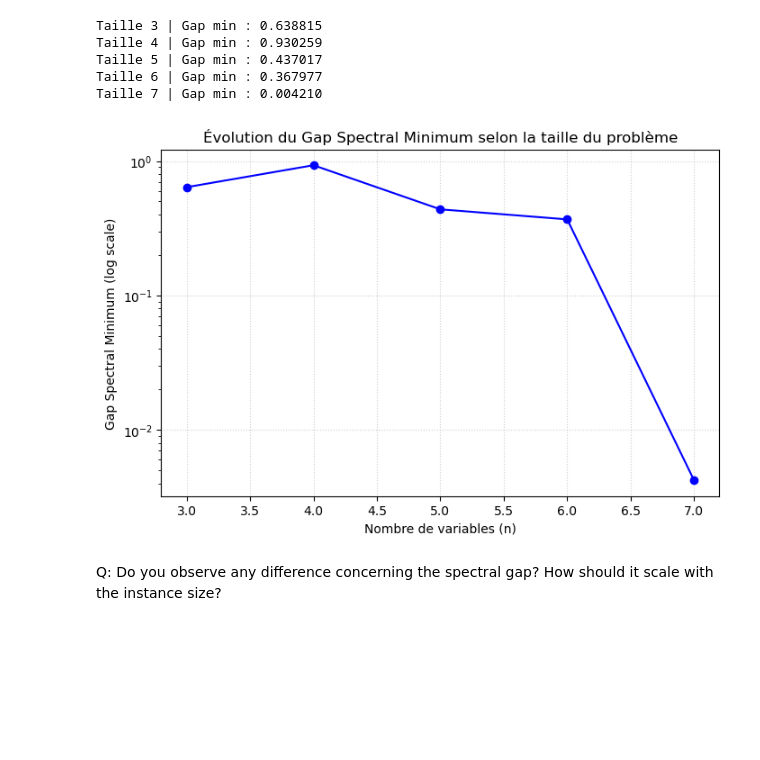
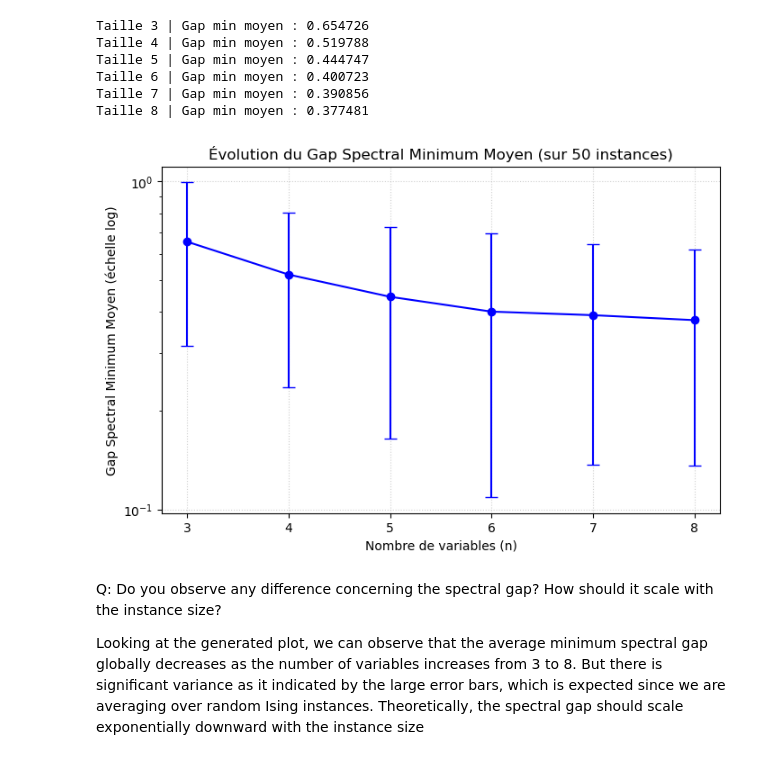
Before and after one commit to rmnbm/quantum-algorithms-lab, a Jupyter notebook: notebooks/called qa_noiseless_simulation.ipynb, the cells around one changed output. Saved outputs shown, nothing was run; the diff lists cells and outputs as text; code cells hidden in the pictures; blank space fills up the shorter version.

```diff
--- a/notebooks/called qa_noiseless_simulation.ipynb
+++ b/notebooks/called qa_noiseless_simulation.ipynb
@@ -35,37 +35,44 @@ sim.plot_spectral_gap(valeurs_propres)
 # %%
-sizes = range(3, 8)
-min_gaps_by_size = []
 
+sizes = range(3,9)
+num_instances = 50
+avg_min_gaps_by_size = []
+std_min_gaps_by_size = []
 
 for n in sizes:
-    prob = generate_random_ising(n)
+    gaps_for_this_size = []
+    for _ in range(num_instances):
+        prob = generate_random_ising(n)
+        val_propres = sim.simulate_evolution(prob, nb_eigenvalues=2)
+        data = np.array(val_propres)
+        gap = data[:, 1] - data[:, 0]
+        gaps_for_this_size.append(np.min(gap))
 
-    val_propres = sim.simulate_evolution(prob, nb_eigenvalues=2)
-
-
-    data = np.array(val_propres)
-
-    # Calcul du gap
-    gap = data[:, 1] - data[:, 0]
-    min_gaps_by_size.append(np.min(gap))
-    print(f"Taille {n} | Gap min : {np.min(gap):.6f}")
+    avg_min_gaps_by_size.append(np.mean(gaps_for_this_size))
+    std_min_gaps_by_size.append(np.std(gaps_for_this_size))
+    print(f"Taille {n} | Gap min moyen : {np.mean(gaps_for_this_size):.6f}")
 
 plt.figure(figsize=(8, 5))
-plt.plot(sizes, min_gaps_by_size, marker='o', color='blue')
-plt.yscale('log')
-plt.title("Évolution du Gap Spectral Minimum selon la taille du problème")
+# Utilisation d'errorbar pour montrer la dispersion des résultats
+plt.errorbar(sizes, avg_min_gaps_by_size, yerr=std_min_gaps_by_size, marker='o', color='blue', capsize=5)
+plt.yscale('log') #
+plt.title(f"Évolution du Gap Spectral Minimum Moyen (sur {num_instances} instances)")
 plt.xlabel("Nombre de variables (n)")
-plt.ylabel("Gap Spectral Minimum (log scale)")
+plt.ylabel("Gap Spectral Minimum Moyen (échelle log)")
 plt.grid(True, linestyle=':', alpha=0.6)
 plt.show()
 # %% [output]
-Taille 3 | Gap min : 0.638815
-Taille 4 | Gap min : 0.930259
-Taille 5 | Gap min : 0.437017
-Taille 6 | Gap min : 0.367977
-Taille 7 | Gap min : 0.004210
+Taille 3 | Gap min moyen : 0.654726
+Taille 4 | Gap min moyen : 0.519788
+Taille 5 | Gap min moyen : 0.444747
+Taille 6 | Gap min moyen : 0.400723
+Taille 7 | Gap min moyen : 0.390856
+Taille 8 | Gap min moyen : 0.377481
-[figure, old version]
+[figure, new version]
 # %% [markdown]
 Q: Do you observe any difference concerning the spectral gap? How should it scale with the instance size?
+
+
+Looking at the generated plot, we can observe that the average minimum spectral gap globally decreases as the number of variables increases from 3 to 8. But there is significant variance as it indicated by the large error bars, which is expected since we are averaging over random Ising instances. Theoretically, the spectral gap should scale exponentially downward with the instance size
 # %%
 n_test = 5
```
Also changed, not shown: parts of 3 cells of this notebook.
